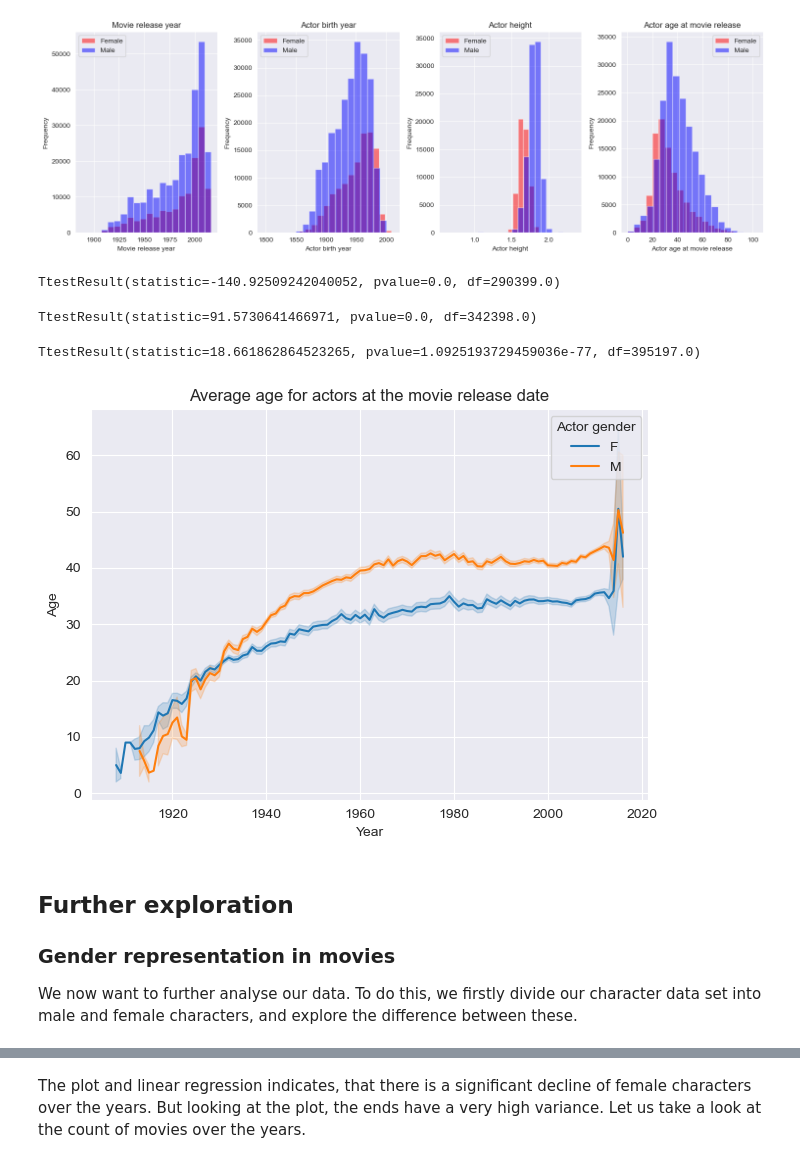
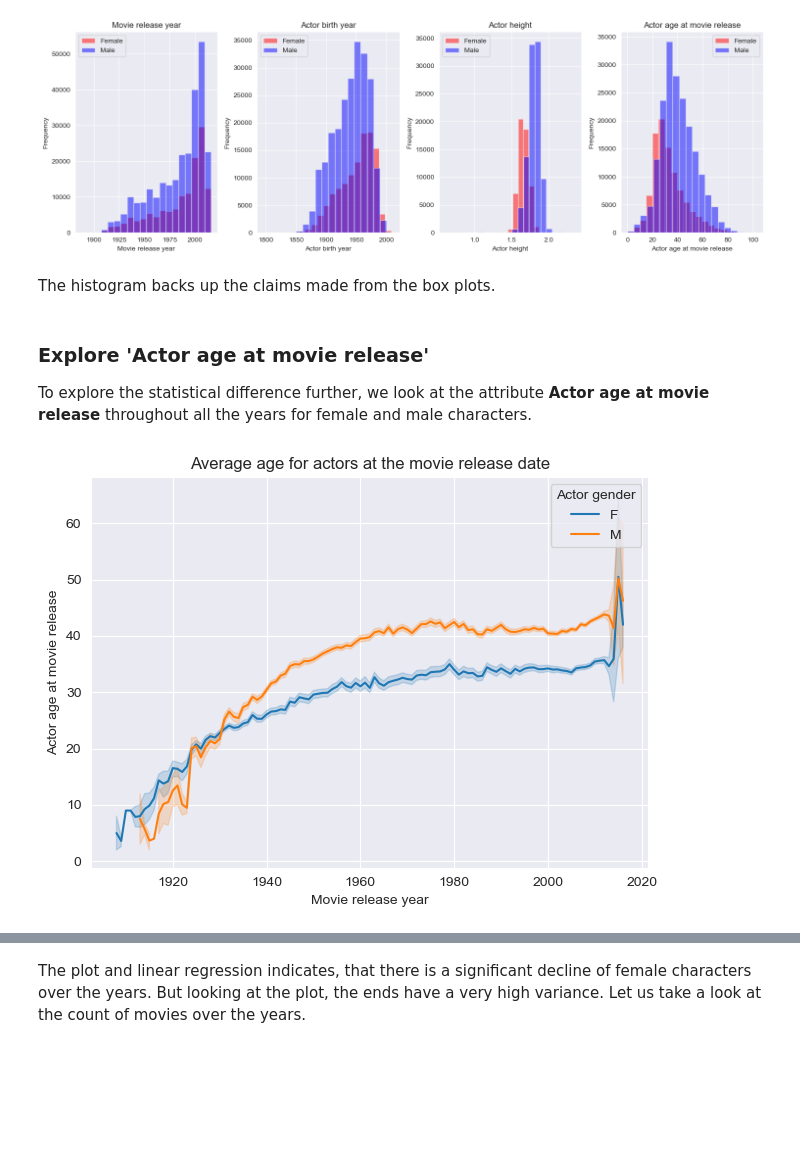
Before and after one commit to epfl-ada/ada-2023-project-byggemandbob, a Jupyter notebook: scratch/sofie.ipynb, the cells around one changed output, grey strips where cells are left out. Drawn from its saved outputs; the diff is of its cells as text; code cells hidden in the pictures; blank space fills up the shorter version.

```diff
--- a/scratch/sofie.ipynb
+++ b/scratch/sofie.ipynb
@@ -294,43 +294,21 @@ plt.tight_layout()
 plt.show()
 # %% [output]
 [figure]
-# %%
-# Age
-stats.ttest_ind(female_characters['Actor age at movie release'].dropna(), male_characters['Actor age at movie release'].dropna(), nan_policy='omit')
-# %% [output]
-TtestResult(statistic=-140.92509242040052, pvalue=0.0, df=290399.0)
-# %%
-# Movie release year
-female_birth_year = pd.to_numeric(female_characters['Actor birth year'], errors='coerce').astype('float64')
-male_birth_year = pd.to_numeric(male_characters['Actor birth year'], errors='coerce').astype('float64')
-
-stats.ttest_ind(female_birth_year.dropna(), male_birth_year.dropna())
-# %% [output]
-TtestResult(statistic=91.5730641466971, pvalue=0.0, df=342398.0)
-# %%
-# Movie release year
-female_movie_release_years = pd.to_numeric(female_characters['Movie release year'], errors='coerce').astype('float64')
-male_movie_release_years = pd.to_numeric(male_characters['Movie release year'], errors='coerce').astype('float64')
-
-stats.ttest_ind(female_characters['Movie release year'].dropna(), male_characters['Movie release year'].dropna())
-# %% [output]
-TtestResult(statistic=18.661862864523265, pvalue=1.0925193729459036e-77, df=395197.0)
+# %% [markdown]
+The histogram backs up the claims made from the box plots.
+# %% [markdown]
+### Explore 'Actor age at movie release'
+
+To explore the statistical difference further, we look at the attribute **Actor age at movie release** throughout all the years for female and male characters.
 # %%
-# Remove nans from relevant columns
+# Remove NaNs from relevant columns
 character_metadata_nona = character_metadata[['Movie release year', 'Actor age at movie release', 'Actor gender']].dropna()
-
 sns.lineplot(x='Movie release year', y='Actor age at movie release', data=character_metadata_nona, hue="Actor gender", err_style="band")
 
 plt.title('Average age for actors at the movie release date')
-plt.xlabel('Year')
-plt.ylabel('Age')
+plt.xlabel('Movie release year')
+plt.ylabel('Actor age at movie release')
 plt.tight_layout()
 plt.show()
 # %% [output]
-[figure, old version]
+[figure, new version]
-# %% [markdown]
-## Further exploration
-
-### Gender representation in movies
-
-We now want to further analyse our data. To do this, we firstly divide our character data set into male and female characters, and explore the difference between these.
```
Also changed, not shown: parts of 15 cells of this notebook.
